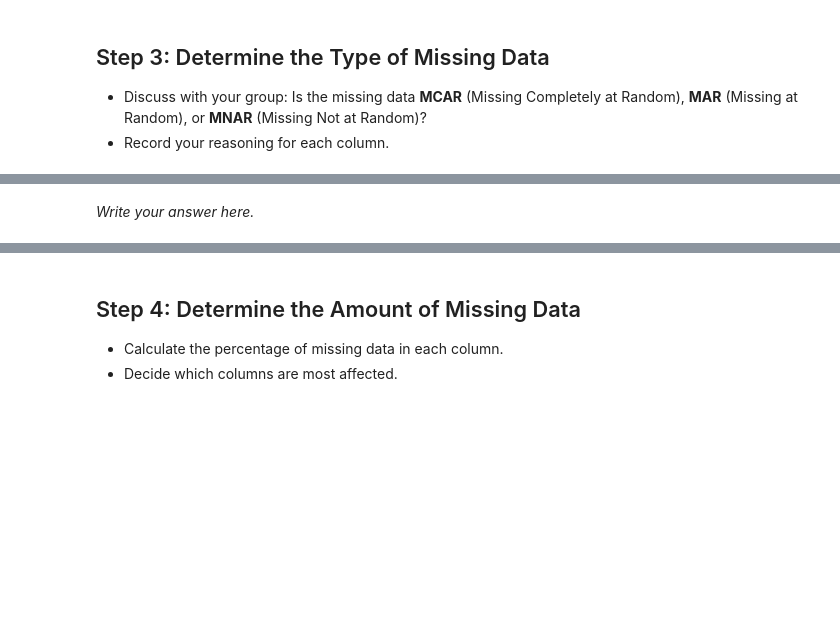
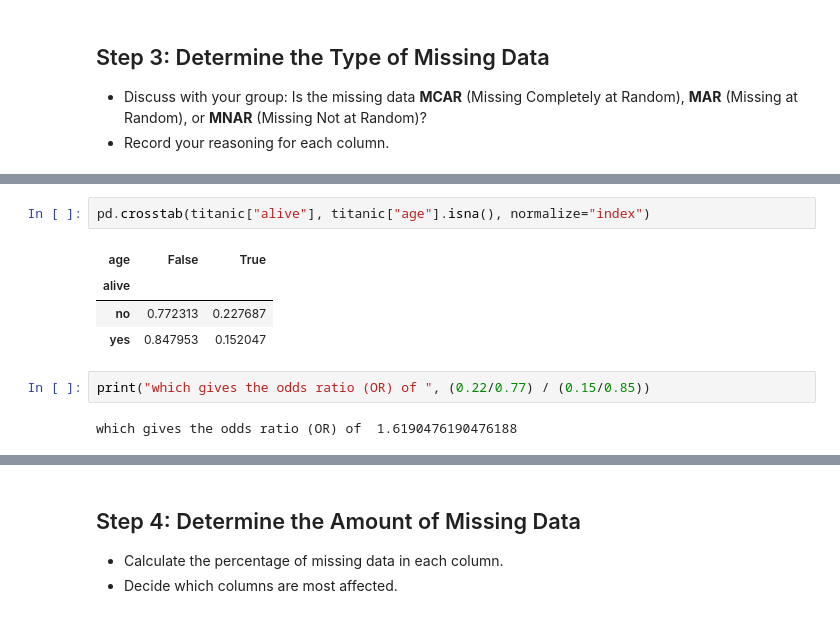
Before and after one commit to jiraroj-wir/MUIC-ICCS261-Principles-of-Data-Science, a Jupyter notebook: missing_titanic.ipynb, the cells around one changed output, grey strips where cells are left out. Saved outputs shown, nothing was run; the diff lists cells and outputs as text; blank space fills up the shorter version.

```diff
--- a/missing_titanic.ipynb
+++ b/missing_titanic.ipynb
@@ -58,2 +140,11 @@ missing_count
-# %% [markdown]
-*Write your answer here.*
+# %%
+pd.crosstab(titanic["alive"], titanic["age"].isna(), normalize="index")
+# %% [output]
+| age | False | True |
+| alive |  |  |
+| no | 0.772313 | 0.227687 |
+| yes | 0.847953 | 0.152047 |
+# %%
+print("which gives the odds ratio (OR) of ", (0.22/0.77) / (0.15/0.85))
+# %% [output]
+which gives the odds ratio (OR) of  1.6190476190476188
```
Also changed, not shown: parts of 19 cells of this notebook.
